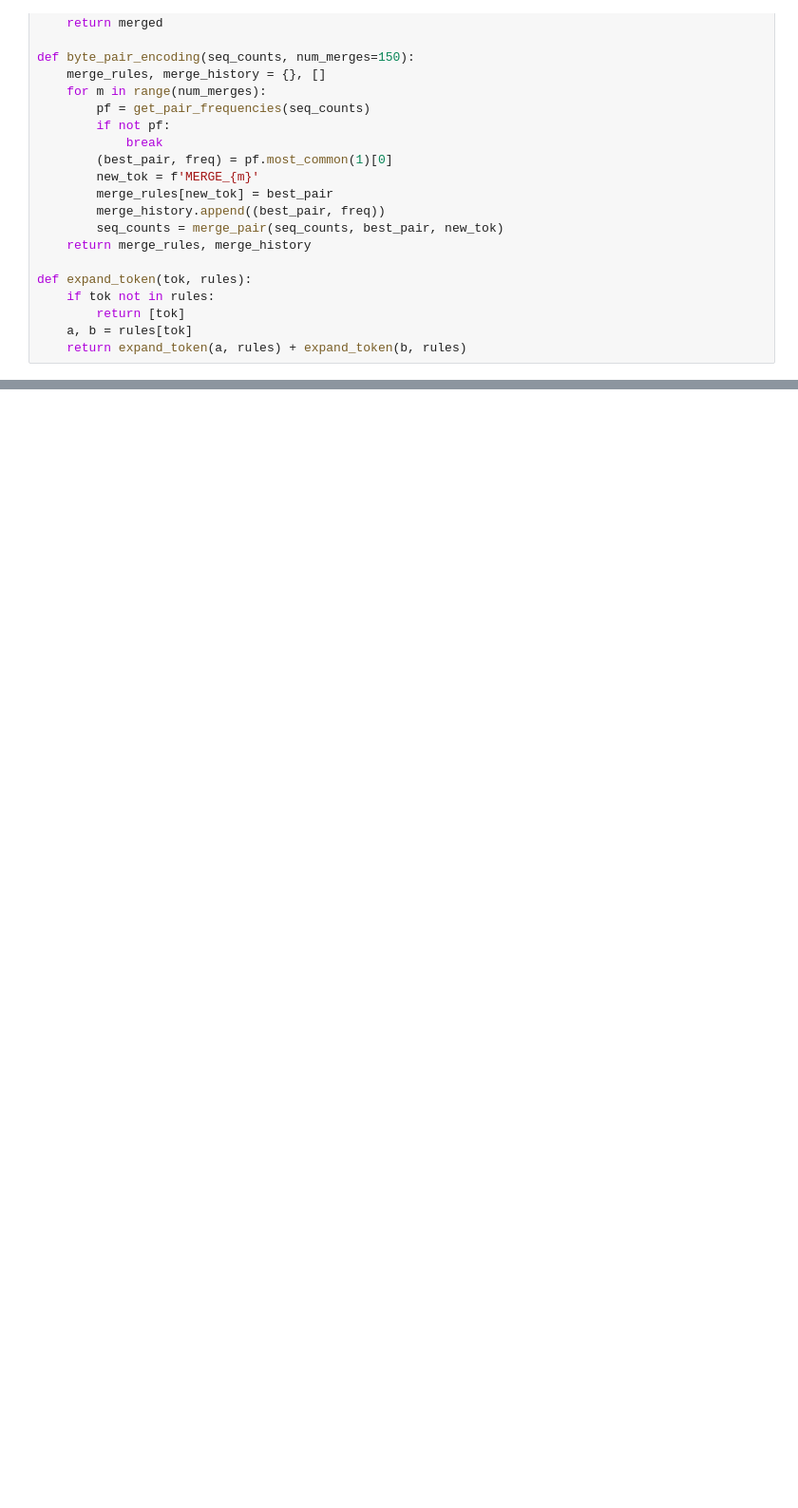
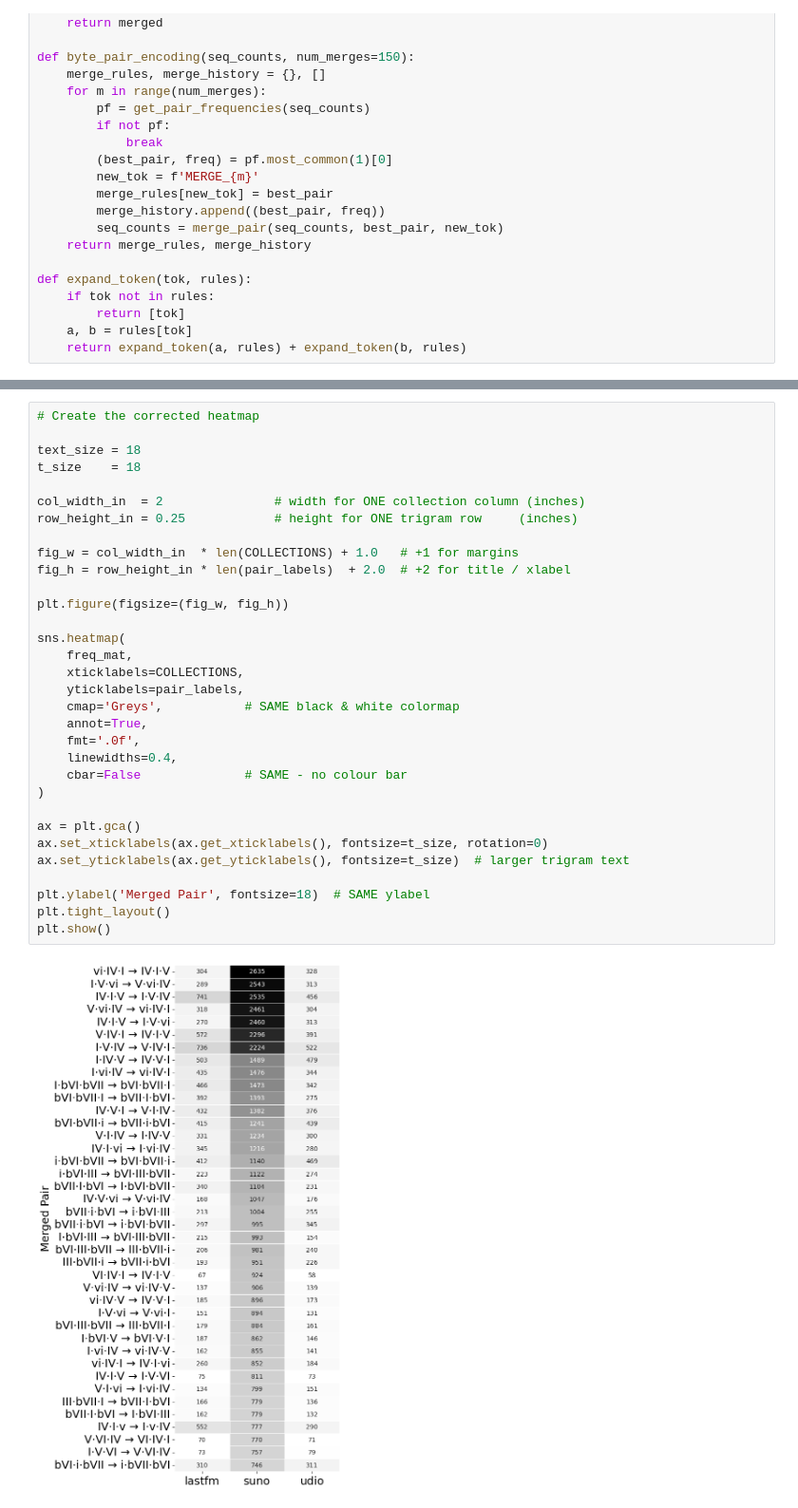
Before and after one commit to Dazzid/Aimir_Structure, a Jupyter notebook: src/byte_pair_encoding_trigrams.ipynb, the cells around one changed output, grey strips where cells are left out. Shown: that part at 95% size. Drawn from its saved outputs; the diff is of its cells as text; blank space fills up the shorter version.

```diff
--- a/src/byte_pair_encoding_trigrams.ipynb
+++ b/src/byte_pair_encoding_trigrams.ipynb
@@ -250,0 +402,34 @@ plt.show()
+# %%
+# Create the corrected heatmap
+
+text_size = 18
+t_size    = 18
+
+col_width_in  = 2               # width for ONE collection column (inches)
+row_height_in = 0.25            # height for ONE trigram row     (inches)
+
+fig_w = col_width_in  * len(COLLECTIONS) + 1.0   # +1 for margins
+fig_h = row_height_in * len(pair_labels)  + 2.0  # +2 for title / xlabel
+
+plt.figure(figsize=(fig_w, fig_h))
+
+sns.heatmap(
+    freq_mat,
+    xticklabels=COLLECTIONS,
+    yticklabels=pair_labels,
+    cmap='Greys',           # SAME black & white colormap
+    annot=True,
+    fmt='.0f',
+    linewidths=0.4,
+    cbar=False              # SAME - no colour bar
+)
+
+ax = plt.gca()
+ax.set_xticklabels(ax.get_xticklabels(), fontsize=t_size, rotation=0)
+ax.set_yticklabels(ax.get_yticklabels(), fontsize=t_size)  # larger trigram text
+
+plt.ylabel('Merged Pair', fontsize=18)  # SAME ylabel
+plt.tight_layout()
+plt.show()
+# %% [output]
+[figure, added]
```
Also changed, not shown: parts of 7 cells of this notebook, 2 other files.
